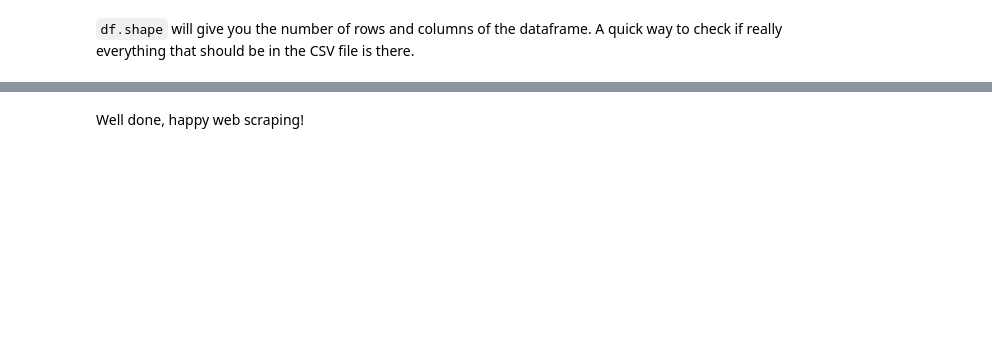
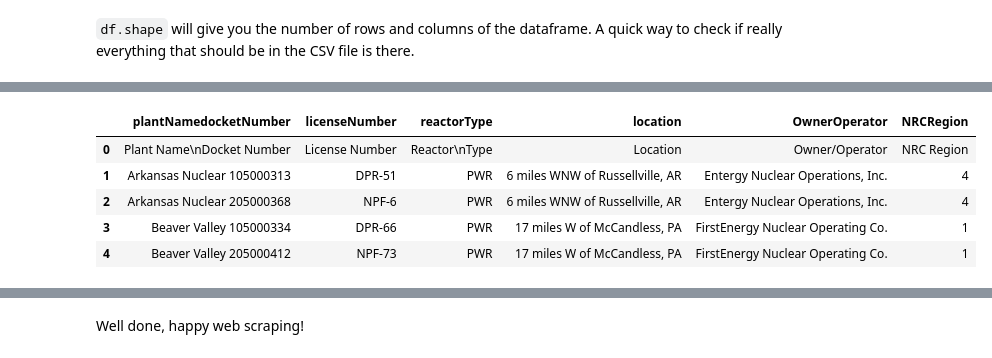
Before and after one commit to winnydejong/pythonforjournalists, a Jupyter notebook: 4 scrape data/4 Scrape data - Complete.ipynb, the cells around one changed output, grey strips where cells are left out. Drawn from its saved outputs; the diff is of its cells as text; code cells hidden in the pictures; blank space fills up the shorter version.

```diff
--- a/4 scrape data/4 Scrape data - Complete.ipynb
+++ b/4 scrape data/4 Scrape data - Complete.ipynb
@@ -425,0 +442,9 @@ df.shape
+# %%
+df.head()
+# %% [output]
+|  | plantNamedocketNumber | licenseNumber | reactorType | location | OwnerOperator | NRCRegion |
+| 0 | Plant Name\nDocket Number | License Number | Reactor\nType | Location | Owner/Operator | NRC Region |
+| 1 | Arkansas Nuclear 105000313 | DPR-51 | PWR | 6 miles WNW of Russellville, AR | Entergy Nuclear Operations, Inc. | 4 |
+| 2 | Arkansas Nuclear 205000368 | NPF-6 | PWR | 6 miles WNW of Russellville, AR | Entergy Nuclear Operations, Inc. | 4 |
+| 3 | Beaver Valley 105000334 | DPR-66 | PWR | 17 miles W of McCandless, PA | FirstEnergy Nuclear Operating Co. | 1 |
+| 4 | Beaver Valley 205000412 | NPF-73 | PWR | 17 miles W of McCandless, PA | FirstEnergy Nuclear Operating Co. | 1 |
```
Also changed, not shown: parts of 21 cells of this notebook, 2 other files.
